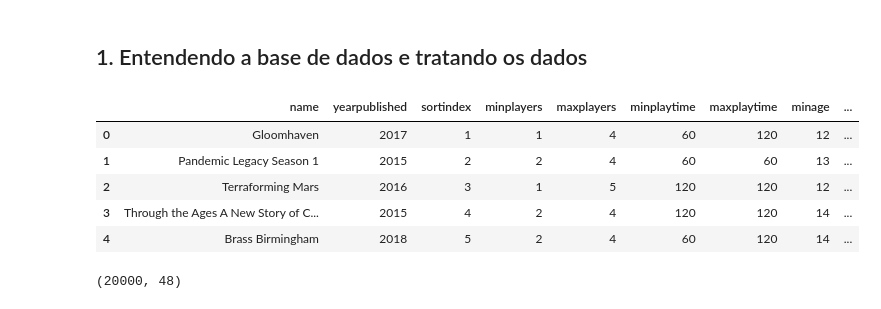
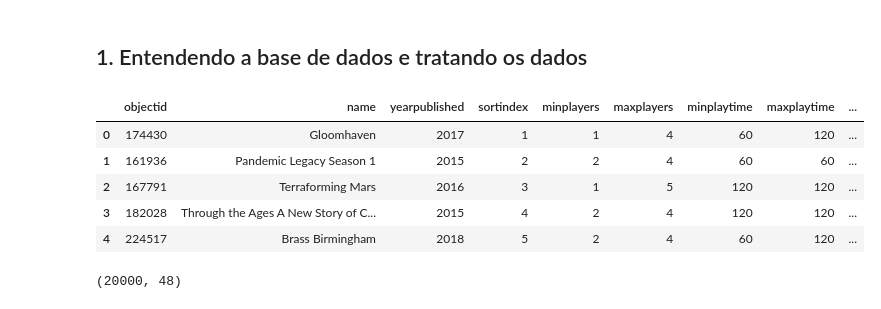
Before and after one commit to CaioCastro1/Dice-Co, a Jupyter notebook: treinamento_analise_exploratoria/bases_e_codigos/analise_exploratoria.ipynb, the cells around one changed output. Drawn from its saved outputs; the diff is of its cells as text; code cells hidden in the pictures.

```diff
--- a/treinamento_analise_exploratoria/bases_e_codigos/analise_exploratoria.ipynb
+++ b/treinamento_analise_exploratoria/bases_e_codigos/analise_exploratoria.ipynb
@@ -23,16 +23,16 @@ data = pd.read_excel('base_oficial.xlsx')
 # %%
 # criando um back up
 df = data.copy(deep = True)
 
-df.drop(columns = ['Unnamed: 0', "objectid", "label", "gamelink"], inplace = True)
+df.drop(columns = ['Unnamed: 0', "label", "gamelink"], inplace = True)
 df.head()
 # %% [output]
-|  | name | yearpublished | sortindex | minplayers | maxplayers | minplaytime | maxplaytime | minage | ... |
-| 0 | Gloomhaven | 2017 | 1 | 1 | 4 | 60 | 120 | 12 | ... |
-| 1 | Pandemic Legacy Season 1 | 2015 | 2 | 2 | 4 | 60 | 60 | 13 | ... |
-| 2 | Terraforming Mars | 2016 | 3 | 1 | 5 | 120 | 120 | 12 | ... |
-| 3 | Through the Ages A New Story of C... | 2015 | 4 | 2 | 4 | 120 | 120 | 14 | ... |
-| 4 | Brass Birmingham | 2018 | 5 | 2 | 4 | 60 | 120 | 14 | ... |
+|  | objectid | name | yearpublished | sortindex | minplayers | maxplayers | minplaytime | maxplaytime | ... |
+| 0 | 174430 | Gloomhaven | 2017 | 1 | 1 | 4 | 60 | 120 | ... |
+| 1 | 161936 | Pandemic Legacy Season 1 | 2015 | 2 | 2 | 4 | 60 | 60 | ... |
+| 2 | 167791 | Terraforming Mars | 2016 | 3 | 1 | 5 | 120 | 120 | ... |
+| 3 | 182028 | Through the Ages A New Story of C... | 2015 | 4 | 2 | 4 | 120 | 120 | ... |
+| 4 | 224517 | Brass Birmingham | 2018 | 5 | 2 | 4 | 60 | 120 | ... |
 # %%
 # entendendo o formato dos dados e colunas
 df.shape
```
Also changed, not shown: parts of 32 cells of this notebook.
